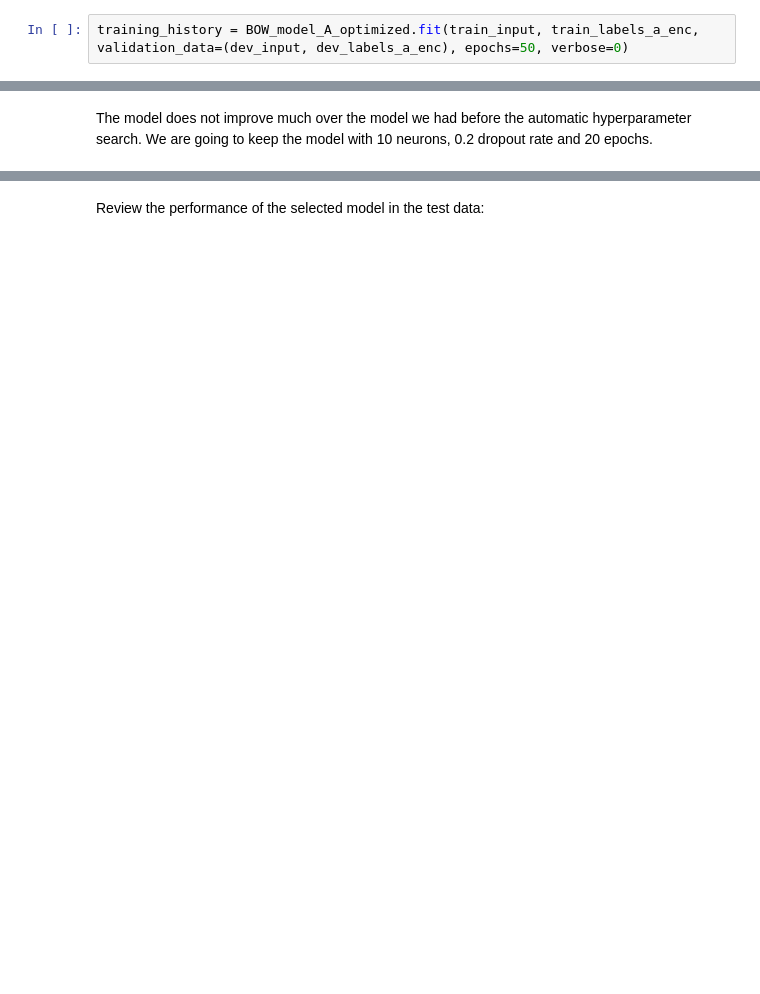
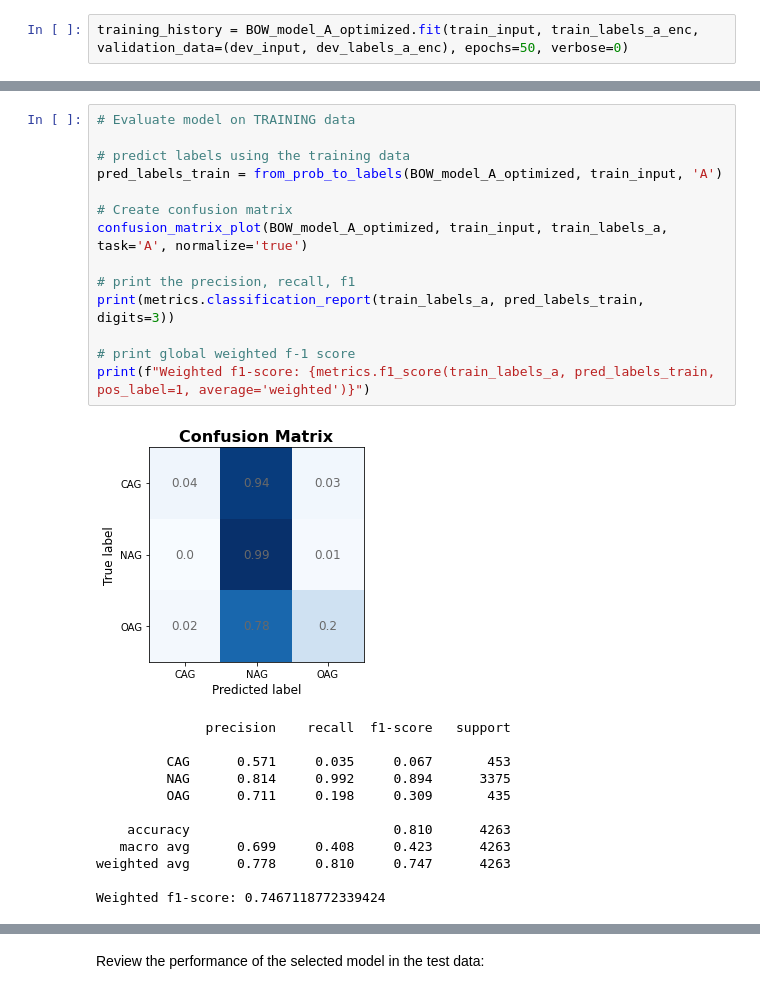
Before and after one commit to ipietri/w266_Final_Project, a Jupyter notebook: notebooks/TRAC-2-notebooks/TRAC2-Baseline-Models.ipynb, the cells around one changed output, grey strips where cells are left out. Saved outputs shown, nothing was run; the diff lists cells and outputs as text; blank space fills up the shorter version.

```diff
--- a/notebooks/TRAC-2-notebooks/TRAC2-Baseline-Models.ipynb
+++ b/notebooks/TRAC-2-notebooks/TRAC2-Baseline-Models.ipynb
@@ -694,2 +695,27 @@ loss_accuracy_plots(training_history, xrange=50, task='A')
-# %% [markdown]
-The model does not improve much over the model we had before the automatic hyperparameter search. We are going to keep the model with 10 neurons, 0.2 dropout rate and 20 epochs.
+# %%
+# Evaluate model on TRAINING data
+
+# predict labels using the training data
+pred_labels_train = from_prob_to_labels(BOW_model_A_optimized, train_input, 'A')
+
+# Create confusion matrix
+confusion_matrix_plot(BOW_model_A_optimized, train_input, train_labels_a, task='A', normalize='true')
+
+# print the precision, recall, f1
+print(metrics.classification_report(train_labels_a, pred_labels_train, digits=3))
+
+# print global weighted f-1 score
+print(f"Weighted f1-score: {metrics.f1_score(train_labels_a, pred_labels_train, pos_label=1, average='weighted')}")
+# %% [output]
+[figure, added]
+              precision    recall  f1-score   support
+
+         CAG      0.571     0.035     0.067       453
+         NAG      0.814     0.992     0.894      3375
+         OAG      0.711     0.198     0.309       435
+
+    accuracy                          0.810      4263
+   macro avg      0.699     0.408     0.423      4263
+weighted avg      0.778     0.810     0.747      4263
+
+Weighted f1-score: 0.7467118772339424
```
Also changed, not shown: parts of 29 cells of this notebook.
